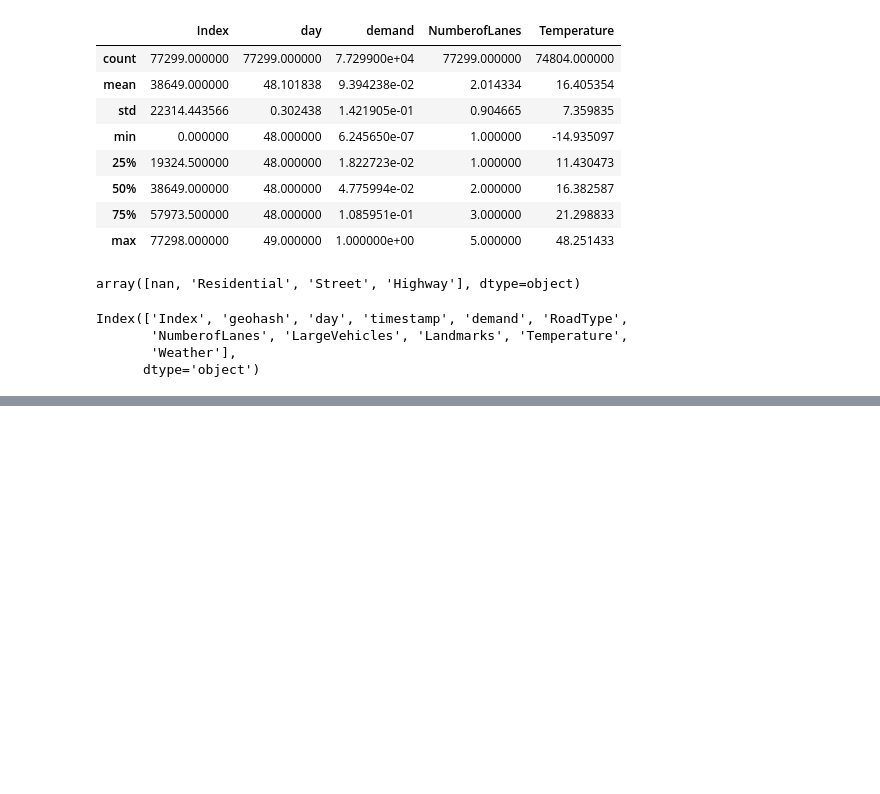
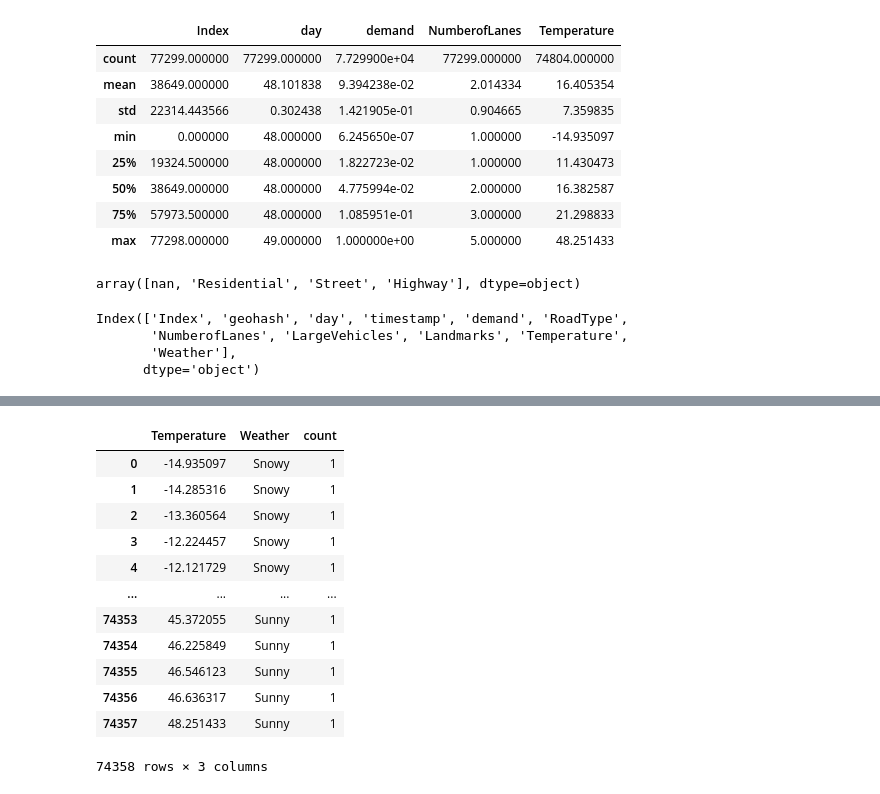
Before and after one commit to GuptaNidhish/GridLock-Challenge, a Jupyter notebook: notebooks/EDA.ipynb, the cells around one changed output, grey strips where cells are left out. Saved outputs shown, nothing was run; the diff lists cells and outputs as text; code cells hidden in the pictures; blank space fills up the shorter version.

```diff
--- a/notebooks/EDA.ipynb
+++ b/notebooks/EDA.ipynb
@@ -77,0 +128,18 @@ Index(['Index', 'geohash', 'day', 'timestamp', 'demand', 'RoadType',
+# %%
+df = data.groupby('Temperature')['Weather'].value_counts().reset_index()
+# %%
+df
+# %% [output]
+|  | Temperature | Weather | count |
+| 0 | -14.935097 | Snowy | 1 |
+| 1 | -14.285316 | Snowy | 1 |
+| 2 | -13.360564 | Snowy | 1 |
+| 3 | -12.224457 | Snowy | 1 |
+| 4 | -12.121729 | Snowy | 1 |
+| ... | ... | ... | ... |
+| 74353 | 45.372055 | Sunny | 1 |
+| 74354 | 46.225849 | Sunny | 1 |
+| 74355 | 46.546123 | Sunny | 1 |
+| 74356 | 46.636317 | Sunny | 1 |
+| 74357 | 48.251433 | Sunny | 1 |
+74358 rows × 3 columns
```
Also changed, not shown: parts of 13 cells of this notebook.
